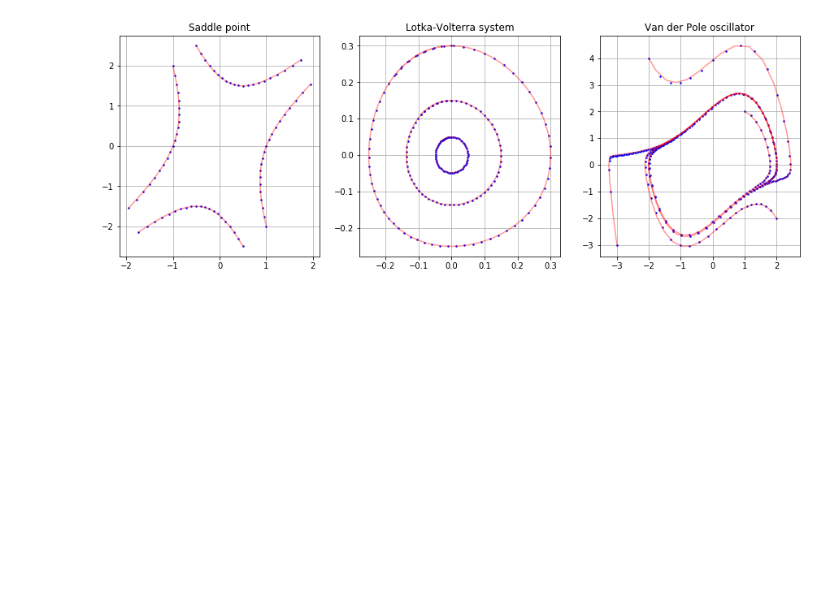
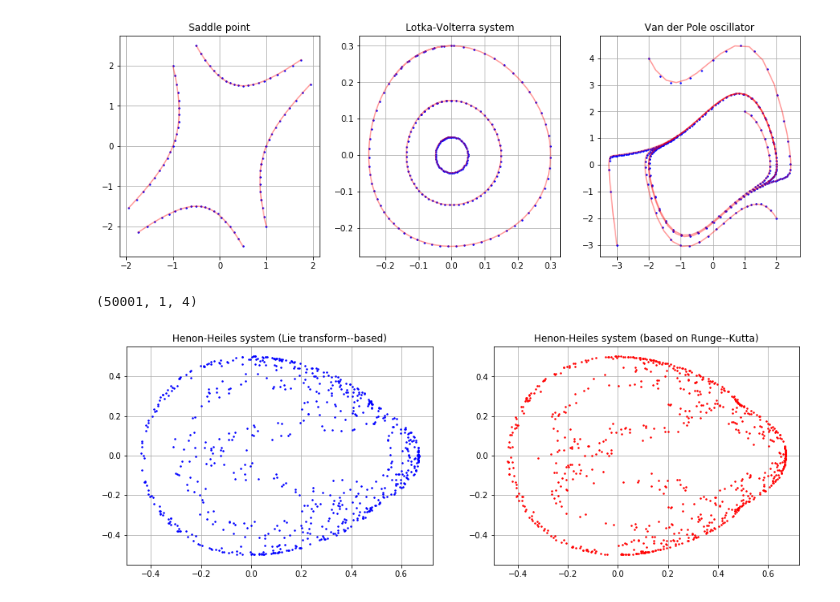
Before and after one commit to andiva/DeepLieNet, a Jupyter notebook: demo/Simple_Models_Simulation.ipynb, the cells around one changed output. Drawn from its saved outputs; the diff is of its cells as text; code cells hidden in the pictures; blank space fills up the shorter version.

Commit message:
add plot

```diff
--- a/demo/Simple_Models_Simulation.ipynb
+++ b/demo/Simple_Models_Simulation.ipynb
@@ -208,19 +208,22 @@ X_rk_henon = integrate(henon_system, X0_henon, epoch_n=50000, h=0.1, N=1)
 # %%
 fig, ax = plt.subplots(1, 2)
 fig.set_size_inches(15, 5)
 
 print X_nn_henon.shape
 
-poincar_map = np.abs(X_nn_henon[:,:,0]) <= 0.0005
+poincar_map = np.abs(X_nn_henon[:,:,0]) <= 0.005
 ax[0].plot(X_nn_henon[poincar_map, 1], X_nn_henon[poincar_map, 3], 'b.', markersize=3)
 
 for x in X_rk_henon:
-    poincar_map = np.abs(x[0, :]) <= 0.0005
-    ax[1].plot(x[1, poincar_map], x[3, poincar_map], 'r.', alpha = 0.4)
+    poincar_map = np.abs(x[0, :]) <= 0.005
+    ax[1].plot(x[1, poincar_map], x[3, poincar_map], 'r.', markersize=3)
 
 for i in [0,1]:
     ax[i].grid()
 ax[0].set_title('Henon-Heiles system (Lie transform--based)')
 ax[1].set_title('Henon-Heiles system (based on Runge--Kutta)')
 
 plt.show()
+# %% [output]
+(50001, 1, 4)
+[figure, added]
```
